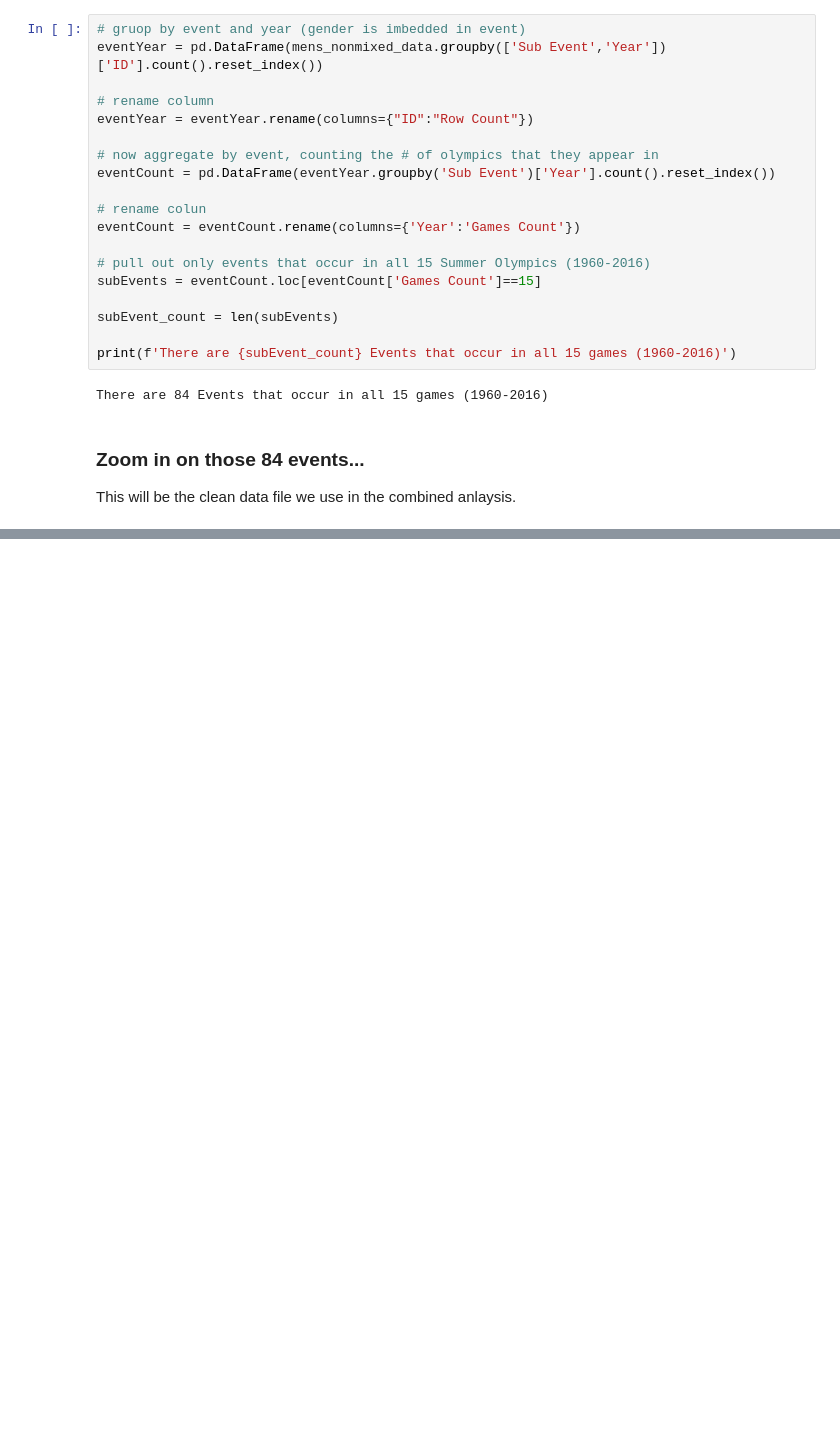
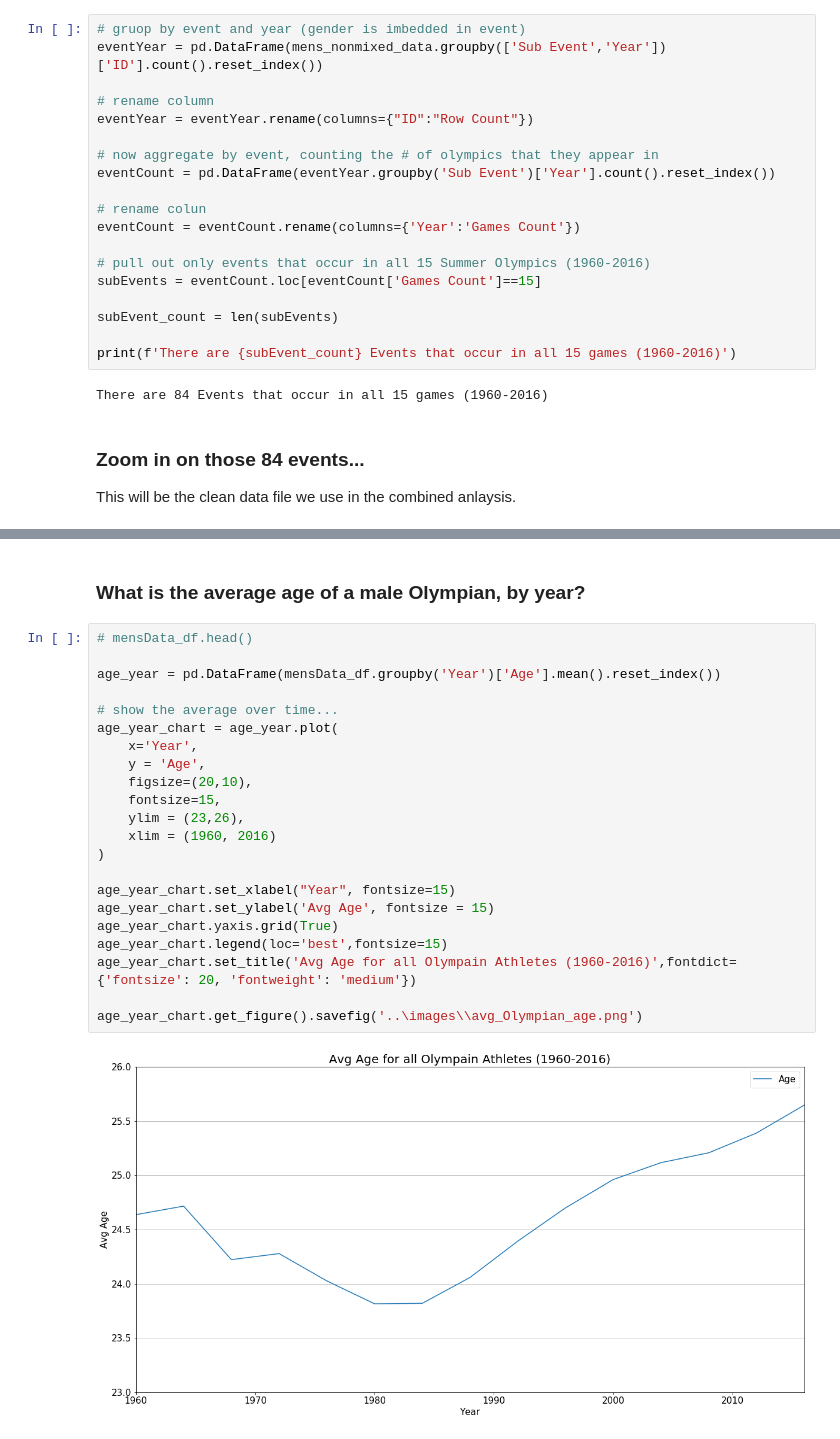
Before and after one commit to dowripple/ProjectOneRepo_JeremyKasieMichael, a Jupyter notebook: notebooks/OlympicData_Clean.ipynb, the cells around one changed output, grey strips where cells are left out. Drawn from its saved outputs; the diff is of its cells as text; blank space fills up the shorter version.

Commit message:
new chart to show avg age by olympic year

```diff
--- a/notebooks/OlympicData_Clean.ipynb
+++ b/notebooks/OlympicData_Clean.ipynb
@@ -500,3 +500,29 @@ mensData_df.head()
 | 2 | 192 | Ahmed El-Sayed Abdel Hamid Mobarak | M | 25.0 | 74.409449 | 187.393076 | Egypt | EGY | 1972 Summer | 1972 | Summer | ... |
 | 3 | 199 | Amir Abdel Meguid | M | 23.0 | 70.078740 | 147.709836 | Egypt | EGY | 1984 Summer | 1984 | Summer | ... |
 | 4 | 199 | Amir Abdel Meguid | M | 27.0 | 70.078740 | 147.709836 | Egypt | EGY | 1988 Summer | 1988 | Summer | ... |
+# %% [markdown]
+### What is the average age of a male Olympian, by year?
+# %%
+# mensData_df.head()
+
+age_year = pd.DataFrame(mensData_df.groupby('Year')['Age'].mean().reset_index())
+
+# show the average over time...
+age_year_chart = age_year.plot(
+    x='Year',
+    y = 'Age',
+    figsize=(20,10),
+    fontsize=15,
+    ylim = (23,26),
+    xlim = (1960, 2016)
+)
+
+age_year_chart.set_xlabel("Year", fontsize=15)
+age_year_chart.set_ylabel('Avg Age', fontsize = 15)
+age_year_chart.yaxis.grid(True)
+age_year_chart.legend(loc='best',fontsize=15)
+age_year_chart.set_title('Avg Age for all Olympain Athletes (1960-2016)',fontdict={'fontsize': 20, 'fontweight': 'medium'})
+
+age_year_chart.get_figure().savefig('..\images\\avg_Olympian_age.png')
+# %% [output]
+[figure, added]
```
Also changed, not shown: 2 other files.
